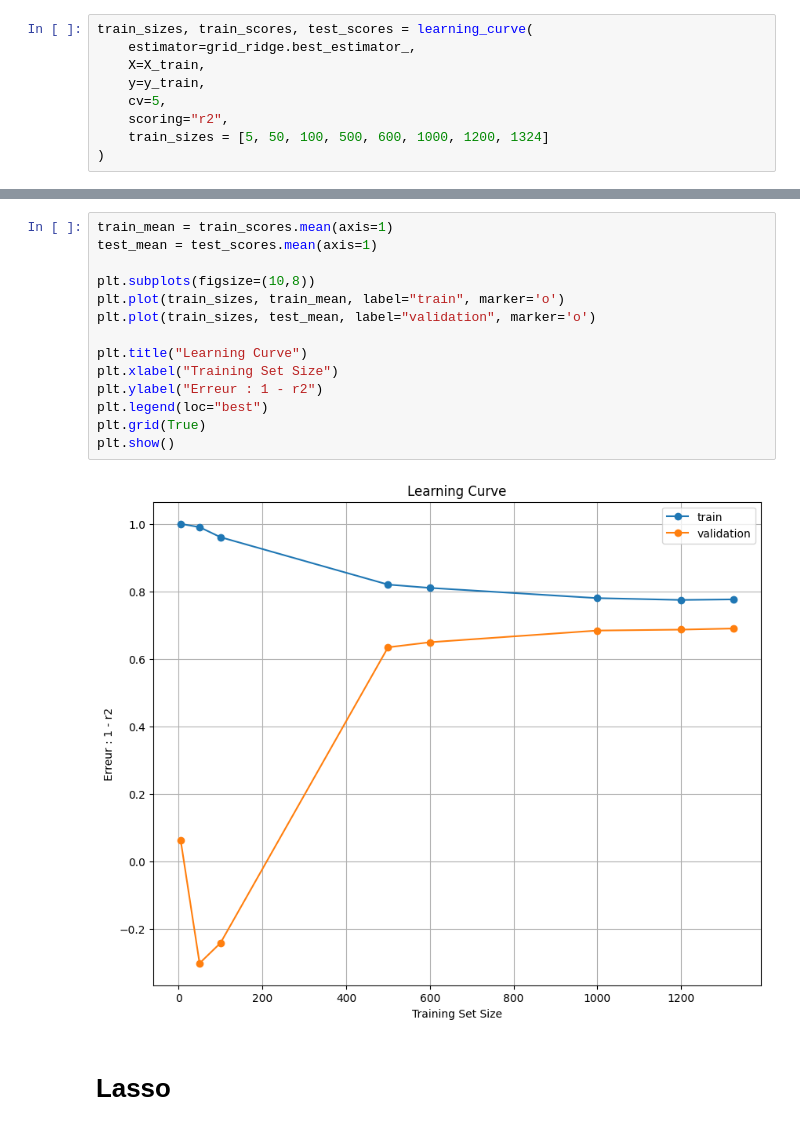
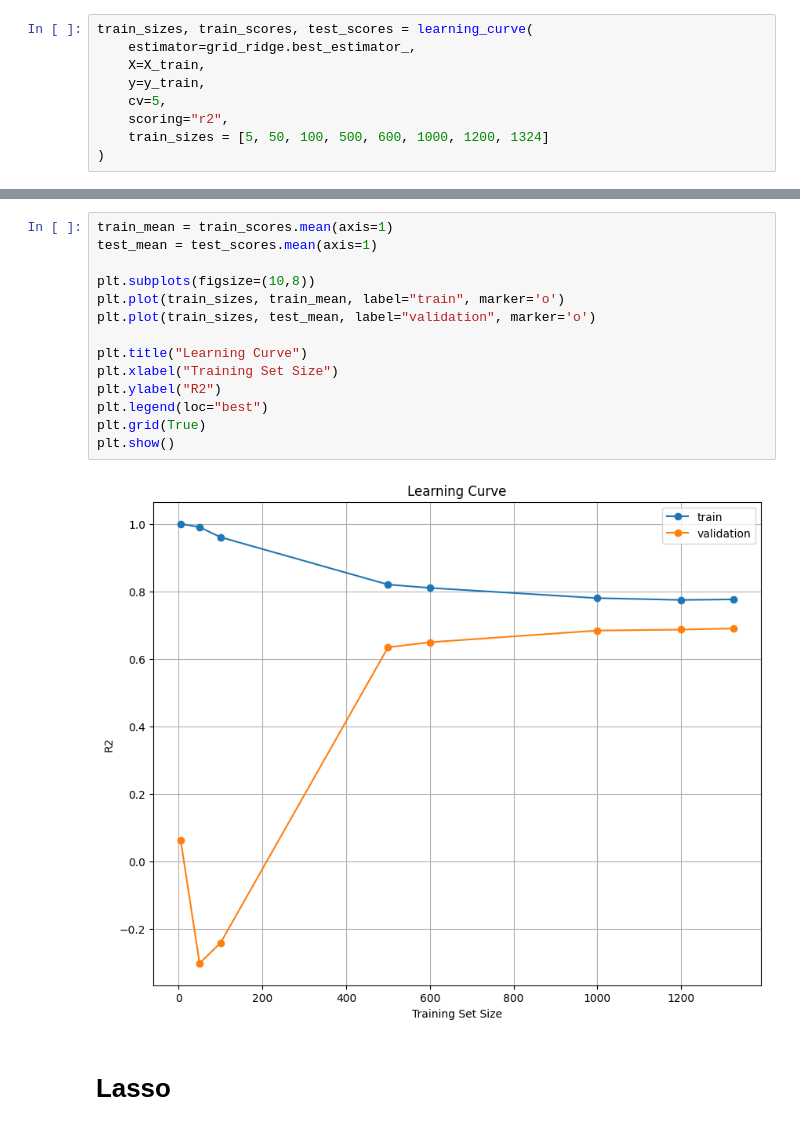
Before and after one commit to J-Pouzoulet/exo_reg_regulation, a Jupyter notebook: main.ipynb, the cells around one changed output, grey strips where cells are left out. Cells and saved outputs as stored; diff of their text form.

```diff
--- a/main.ipynb
+++ b/main.ipynb
@@ -287,19 +276,19 @@ array([[0.9999968 , 0.99999739, 0.99999739, 0.99999739, 0.99999739],
 # %%
 train_mean = train_scores.mean(axis=1)
 test_mean = test_scores.mean(axis=1)
 
 plt.subplots(figsize=(10,8))
 plt.plot(train_sizes, train_mean, label="train", marker='o')
 plt.plot(train_sizes, test_mean, label="validation", marker='o')
 
 plt.title("Learning Curve")
 plt.xlabel("Training Set Size")
-plt.ylabel("Erreur : 1 - r2")
+plt.ylabel("R2")
 plt.legend(loc="best")
 plt.grid(True)
 plt.show()
 # %% [output]
-[figure, old version]
+[figure, new version]
 # %% [markdown]
 <h1>Lasso</h1>
 # %%
```
Also changed, not shown: parts of 6 cells of this notebook.
